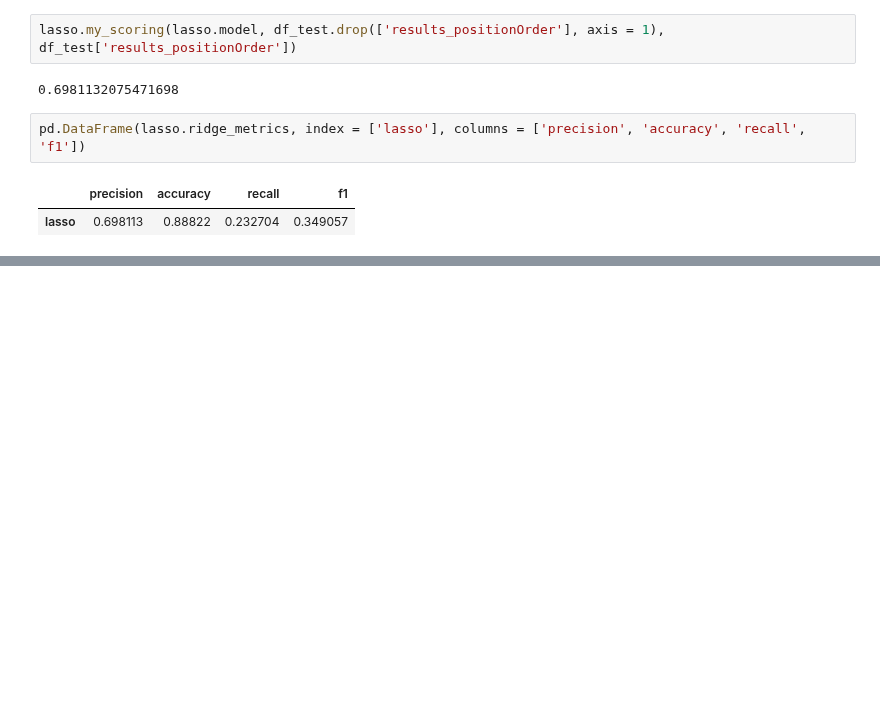
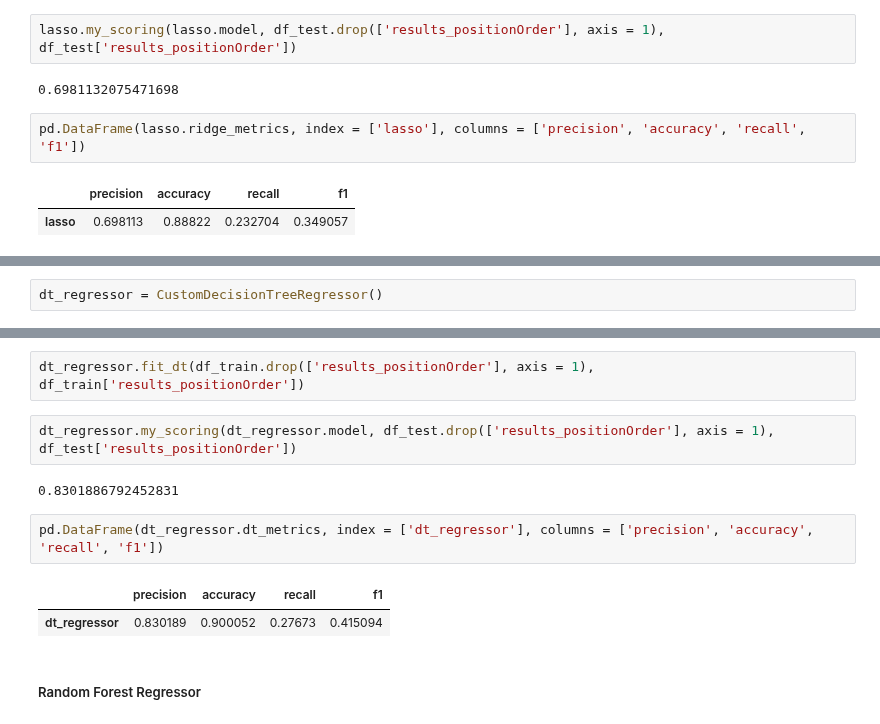
Before and after one commit to Nipun-Gupta26/ML-Project, a Jupyter notebook: training.ipynb, the cells around one changed output, grey strips where cells are left out. Drawn from its saved outputs; the diff is of its cells as text; blank space fills up the shorter version.

```diff
--- a/training.ipynb
+++ b/training.ipynb
@@ -220,0 +273,2 @@ pd.DataFrame(lasso.ridge_metrics, index = ['lasso'], columns = ['precision', 'ac
+# %%
+dt_regressor = CustomDecisionTreeRegressor()
@@ -221 +302,14 @@ pd.DataFrame(lasso.ridge_metrics, index = ['lasso'], columns = ['precision', 'ac
+# %%
+dt_regressor.fit_dt(df_train.drop(['results_positionOrder'], axis = 1), df_train['results_positionOrder'])
+# %%
+dt_regressor.my_scoring(dt_regressor.model, df_test.drop(['results_positionOrder'], axis = 1), df_test['results_positionOrder'])
+# %% [output]
+0.8301886792452831
+# %%
+pd.DataFrame(dt_regressor.dt_metrics, index = ['dt_regressor'], columns = ['precision', 'accuracy', 'recall', 'f1'])
+# %% [output]
+|  | precision | accuracy | recall | f1 |
+| dt_regressor | 0.830189 | 0.900052 | 0.27673 | 0.415094 |
+# %% [markdown]
+##### Random Forest Regressor
 # %%
```
Also changed, not shown: parts of 16 cells of this notebook, 10 other files.
